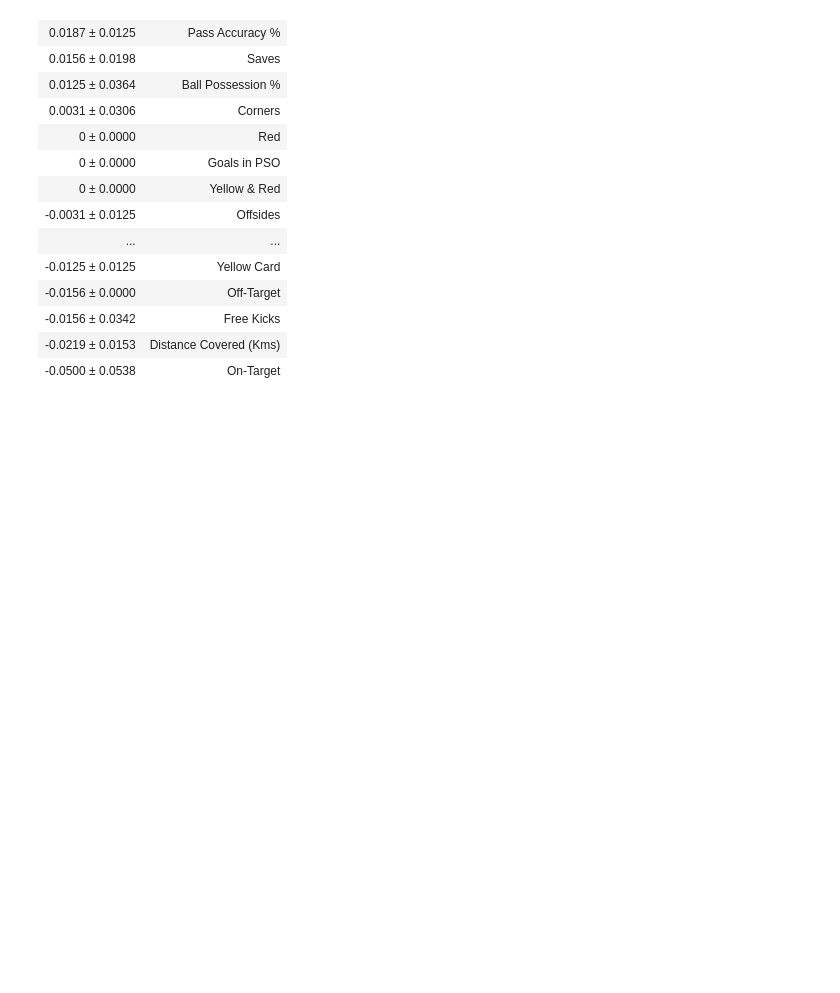
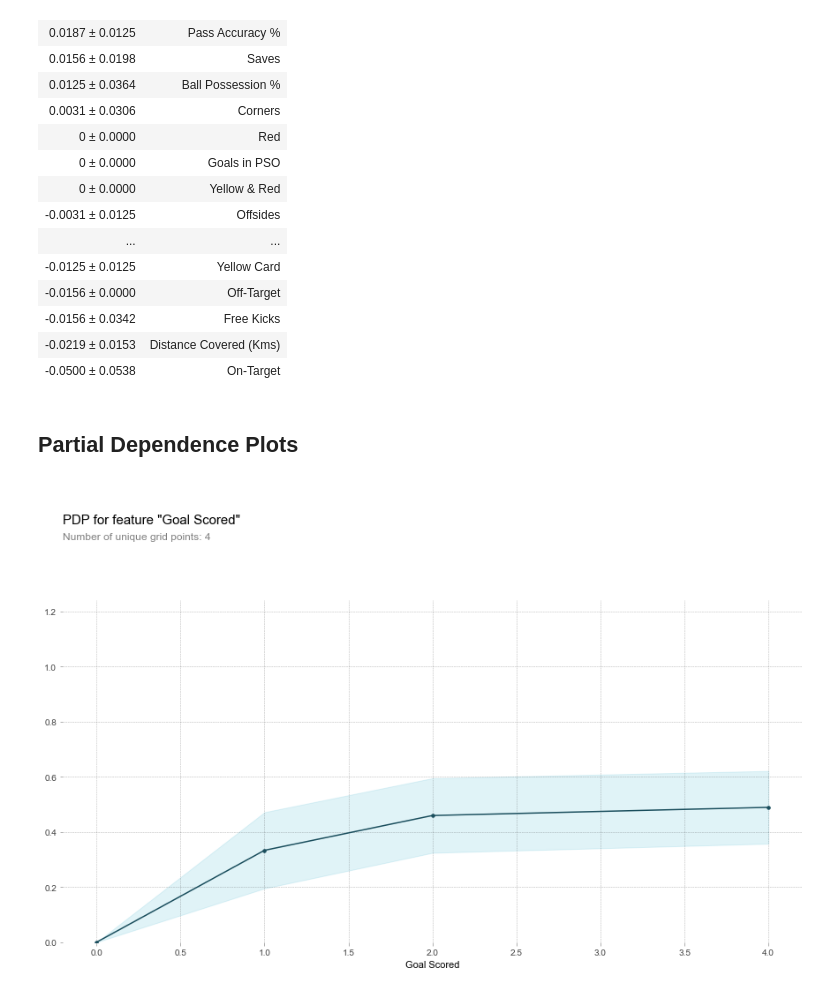
Before and after one commit to luangtatipsy/example-machine-learning-explainability, a Jupyter notebook: example.ipynb, the cells around one changed output. Drawn from its saved outputs; the diff is of its cells as text; code cells hidden in the pictures; blank space fills up the shorter version.

Commit message:
Add section Partial Dependence Plots

```diff
--- a/example.ipynb
+++ b/example.ipynb
@@ -66,3 +66,17 @@ eli5.show_weights(permutation, feature_names=X_test.columns.tolist())
 | -0.0156 ± 0.0342 | Free Kicks |
 | -0.0219 ± 0.0153 | Distance Covered (Kms) |
 | -0.0500 ± 0.0538 | On-Target |
+# %% [markdown]
+## Partial Dependence Plots
+# %%
+from matplotlib import pyplot as plt
+from pdpbox import pdp, get_dataset, info_plots
+
+
+feature_name = 'Goal Scored'
+pdp_goal_scores = pdp.pdp_isolate(model=classifier, dataset=X_test, model_features=numerical_features, feature=feature_name)
+
+pdp.pdp_plot(pdp_goal_scores, feature_name)
+plt.show()
+# %% [output]
+[figure, added]
```
Also changed, not shown: parts of 2 cells of this notebook.
